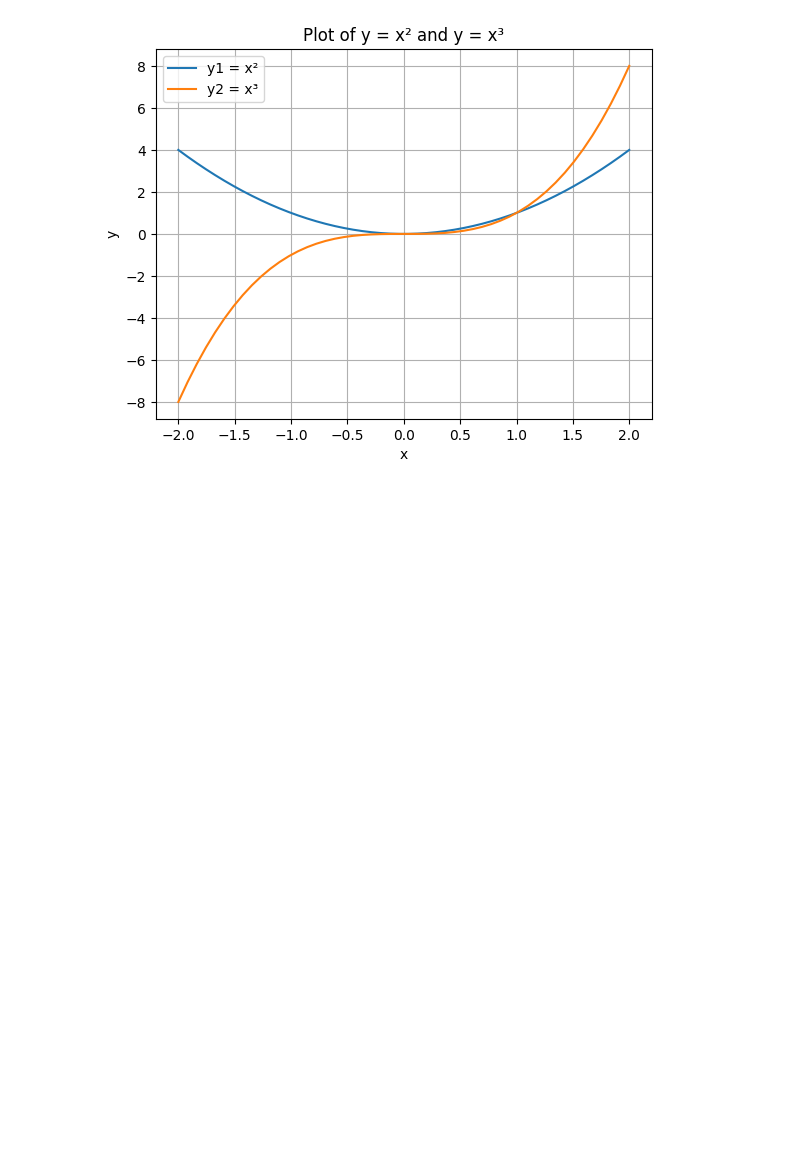
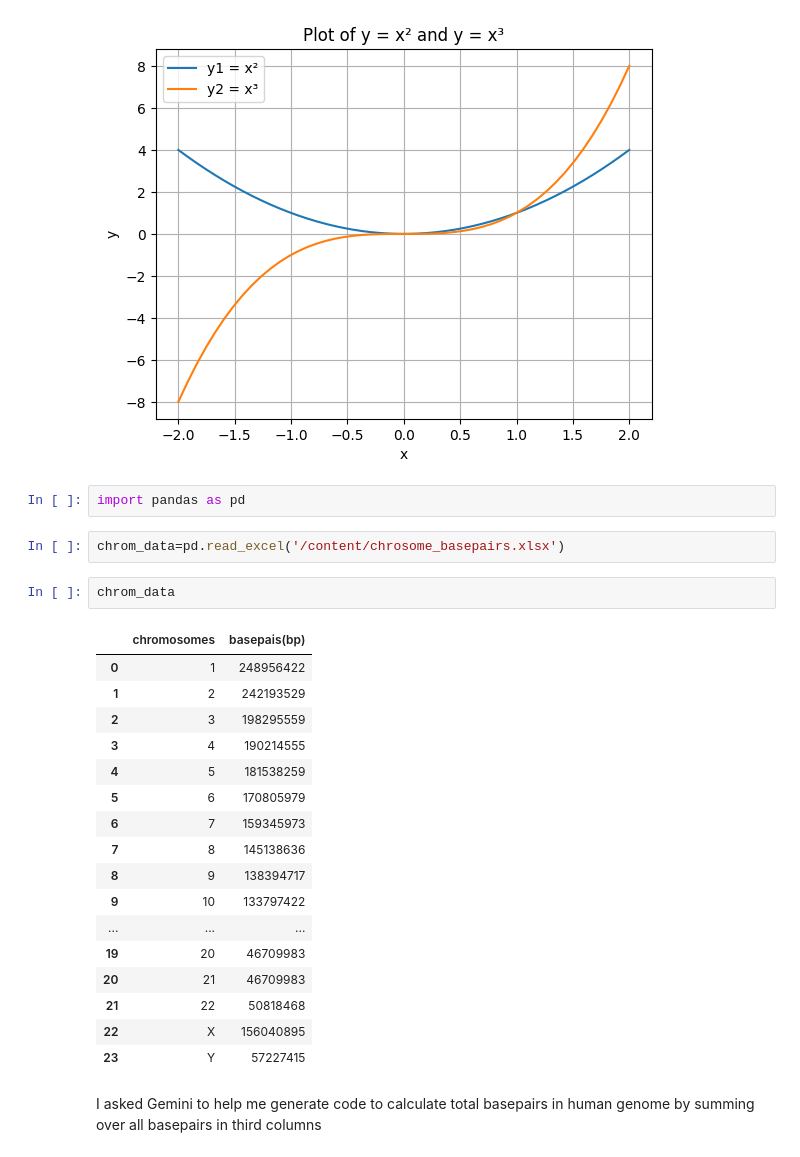
Before and after one commit to yongmeiwang/AI_BigData_CancerBiology, a Jupyter notebook: Sept9Class.ipynb, the cells around one changed output. Cells and saved outputs as stored; diff of their text form; blank space fills up the shorter version.

```diff
--- a/Sept9Class.ipynb
+++ b/Sept9Class.ipynb
@@ -32,3 +32,29 @@ plt.grid(True)
 plt.show()
 # %% [output]
 [figure]
+# %%
+import pandas as pd
+# %%
+chrom_data=pd.read_excel('/content/chrosome_basepairs.xlsx')
+# %%
+chrom_data
+# %% [output]
+|  | chromosomes | basepais(bp) |
+| 0 | 1 | 248956422 |
+| 1 | 2 | 242193529 |
+| 2 | 3 | 198295559 |
+| 3 | 4 | 190214555 |
+| 4 | 5 | 181538259 |
+| 5 | 6 | 170805979 |
+| 6 | 7 | 159345973 |
+| 7 | 8 | 145138636 |
+| 8 | 9 | 138394717 |
+| 9 | 10 | 133797422 |
+| ... | ... | ... |
+| 19 | 20 | 46709983 |
+| 20 | 21 | 46709983 |
+| 21 | 22 | 50818468 |
+| 22 | X | 156040895 |
+| 23 | Y | 57227415 |
+# %% [markdown]
+I asked Gemini to help me generate code to calculate total basepairs in human genome by summing over all basepairs in third columns
```
Also changed, not shown: parts of 13 cells of this notebook.
